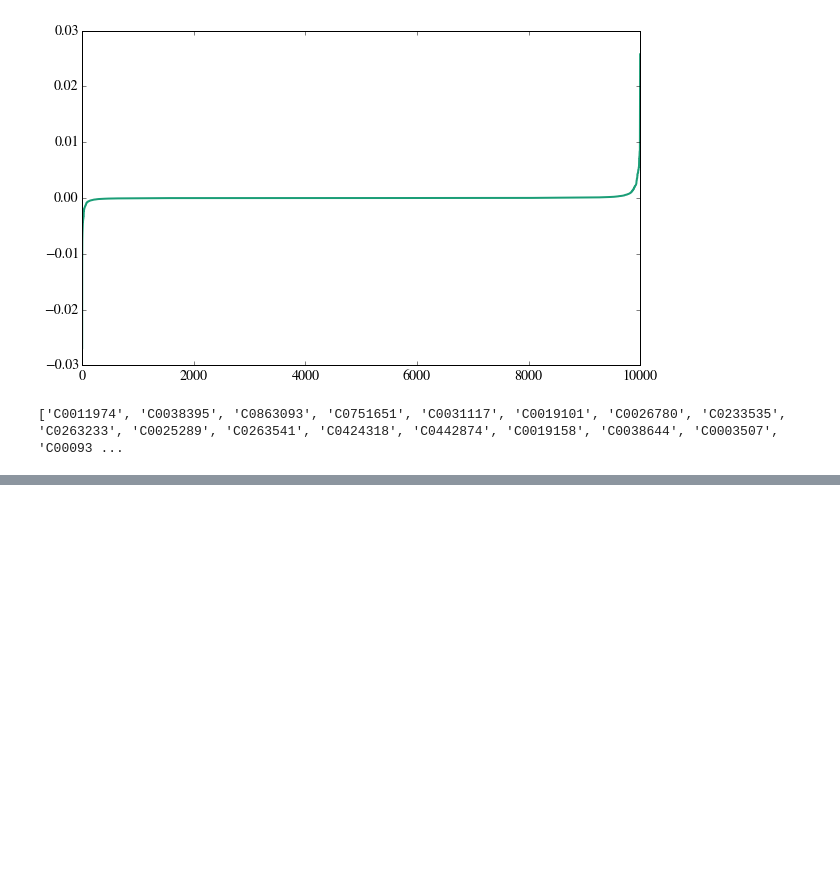
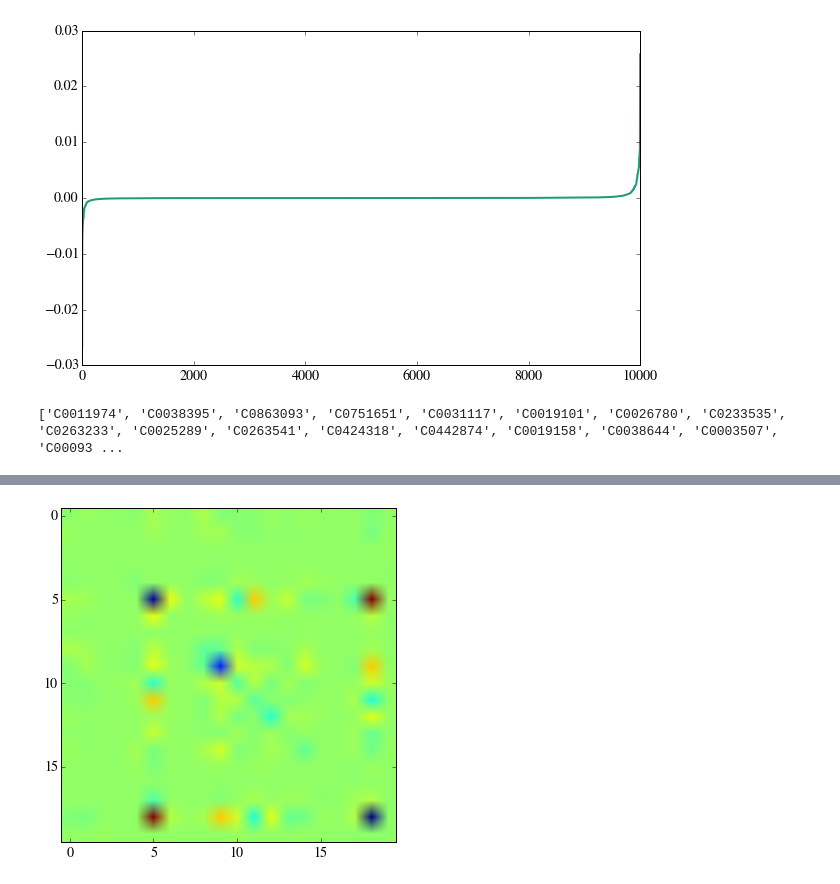
Before and after one commit to jming/thesis, a Jupyter notebook: R Analysis.ipynb, the cells around one changed output, grey strips where cells are left out. Drawn from its saved outputs; the diff is of its cells as text; code cells hidden in the pictures; blank space fills up the shorter version.

```diff
--- a/R Analysis.ipynb
+++ b/R Analysis.ipynb
@@ -373,0 +418,5 @@ most10_words = get_words(most10_cuis, cui_dict)
+# %%
+plt.imshow(R112)
+plt.show()
+# %% [output]
+[figure, added]
```
Also changed, not shown: parts of 7 cells of this notebook, 30 other files.
